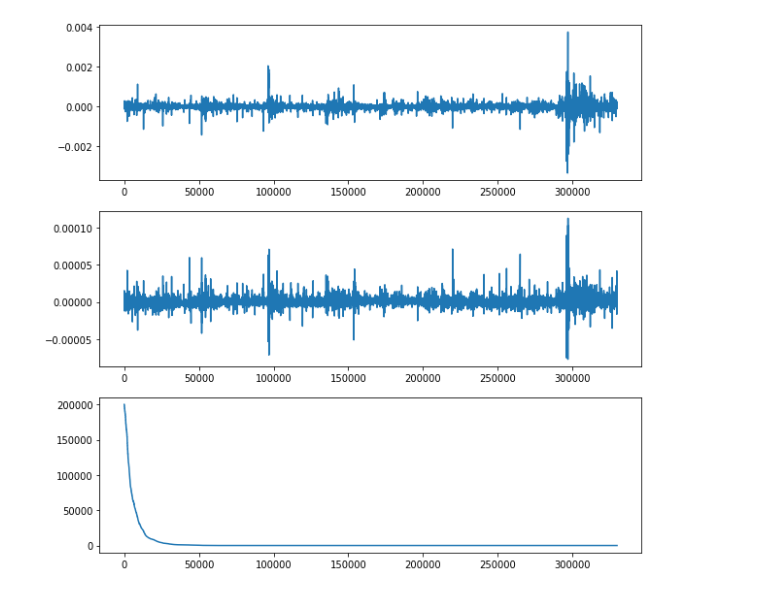
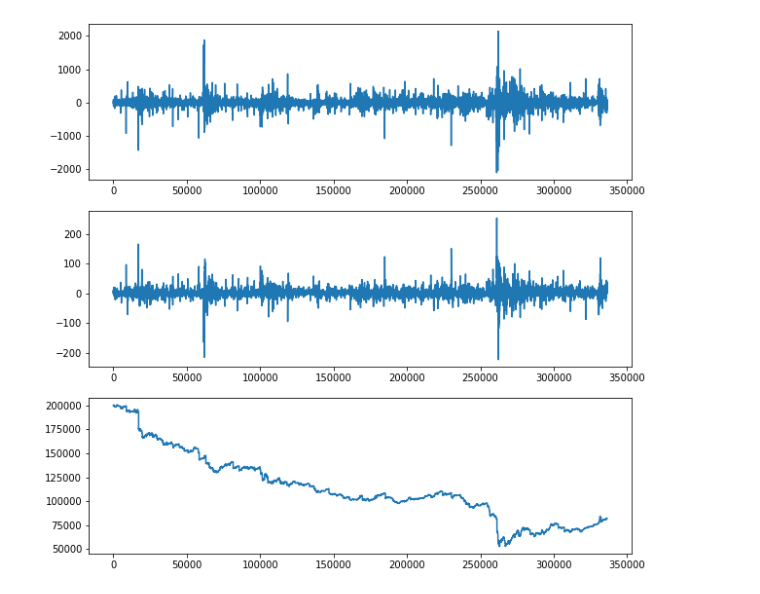
Before and after one commit to awesomest/mytrader, a Jupyter notebook: simulate_trading.ipynb, the cells around one changed output. Cells and saved outputs as stored; diff of their text form; code cells hidden in the pictures.

```diff
--- a/simulate_trading.ipynb
+++ b/simulate_trading.ipynb
@@ -22,11 +22,11 @@ def plot(b, s):
 def main():
     print("start: " + str(dt.now().strftime("%Y/%m/%d %H:%M:%S")))
 
-    csv = pd.read_csv("datasets/train_v3.csv")
+    csv = pd.read_csv("datasets/train_v5.csv")
     b = bitcoin.BitcoinRegression()
     b.set_dataset(csv)
 
-    with open("models/model_v3.pickle", mode="rb") as file:
+    with open("models/model_v5.pickle", mode="rb") as file:
         b.model = pickle.load(file)
 
     b.set_train_test_dataset(0.8, 0.2)
@@ -43 +43 @@ start: 2020/05/05 10:51:29
-[figure, old version]
+[figure, new version]
```
Also changed, not shown: parts of 1 cell of this notebook, 6 other files.
